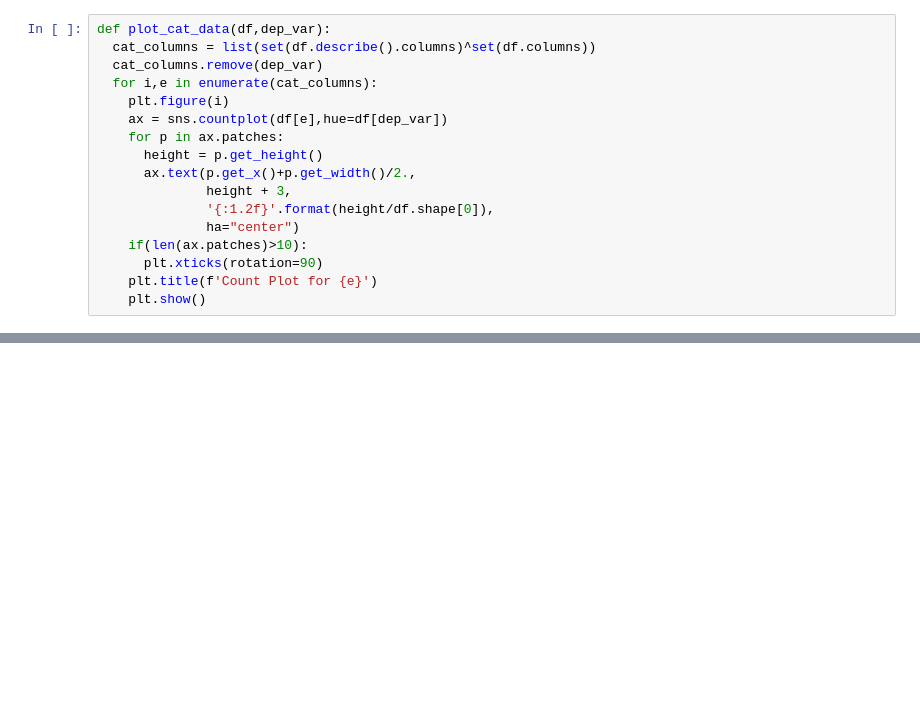
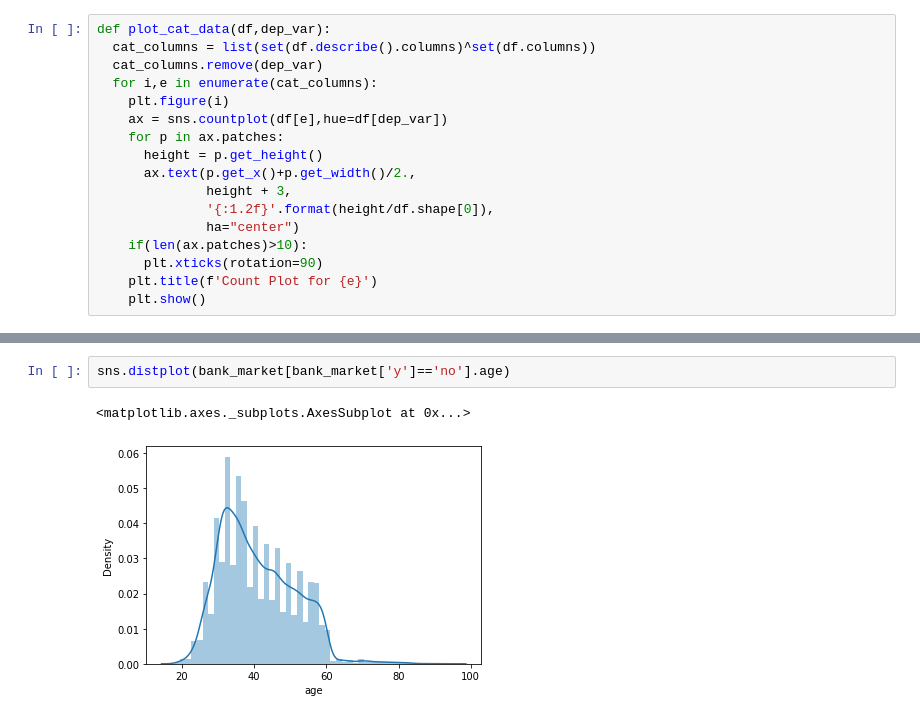
Before and after one commit to anshudhanshu/Bank-Marketing-Effectiveness-Prediction, a Jupyter notebook: Sudhanshu_Rawat_Team_1_Bank_Marketing_Effectiveness_Prediction_Capstone_Project_3.ipynb, the cells around one changed output, grey strips where cells are left out. Cells and saved outputs as stored; diff of their text form; blank space fills up the shorter version.

```diff
--- a/Sudhanshu_Rawat_Team_1_Bank_Marketing_Effectiveness_Prediction_Capstone_Project_3.ipynb
+++ b/Sudhanshu_Rawat_Team_1_Bank_Marketing_Effectiveness_Prediction_Capstone_Project_3.ipynb
@@ -183,0 +203,5 @@ plot_cat_data(bank_market,'y')
+# %%
+sns.distplot(bank_market[bank_market['y']=='no'].age)
+# %% [output]
+<matplotlib.axes._subplots.AxesSubplot at 0x...>
+[figure, added]
```
Also changed, not shown: parts of 26 cells of this notebook.
